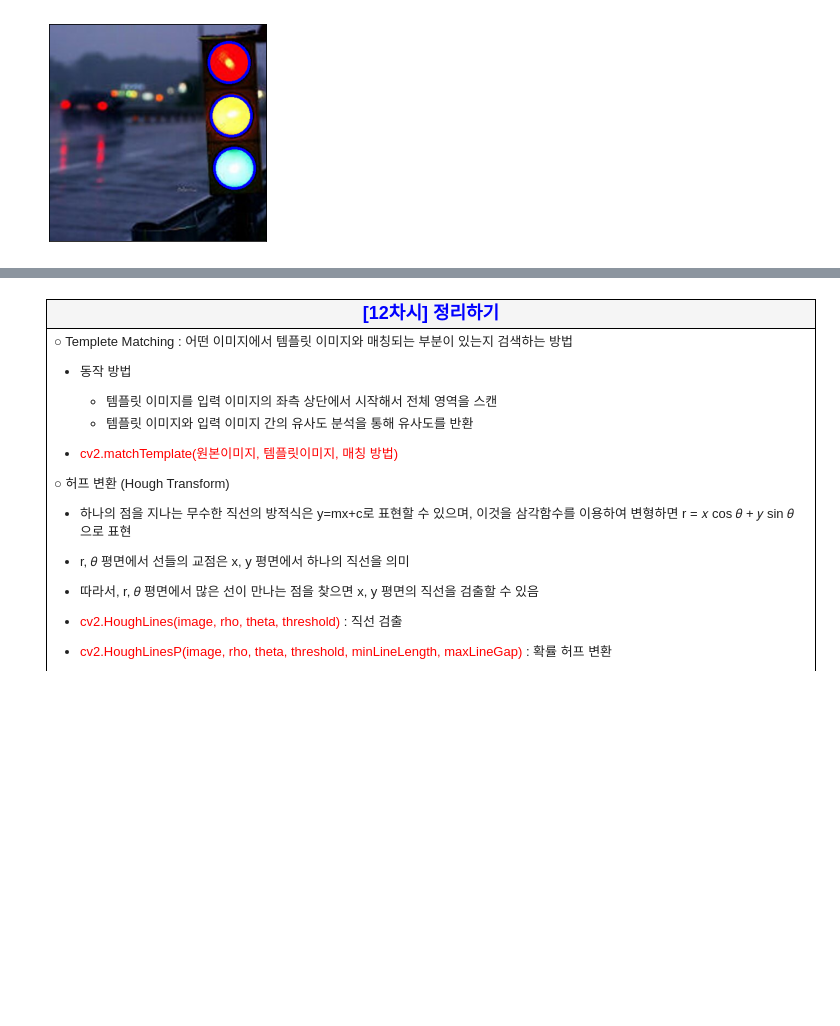
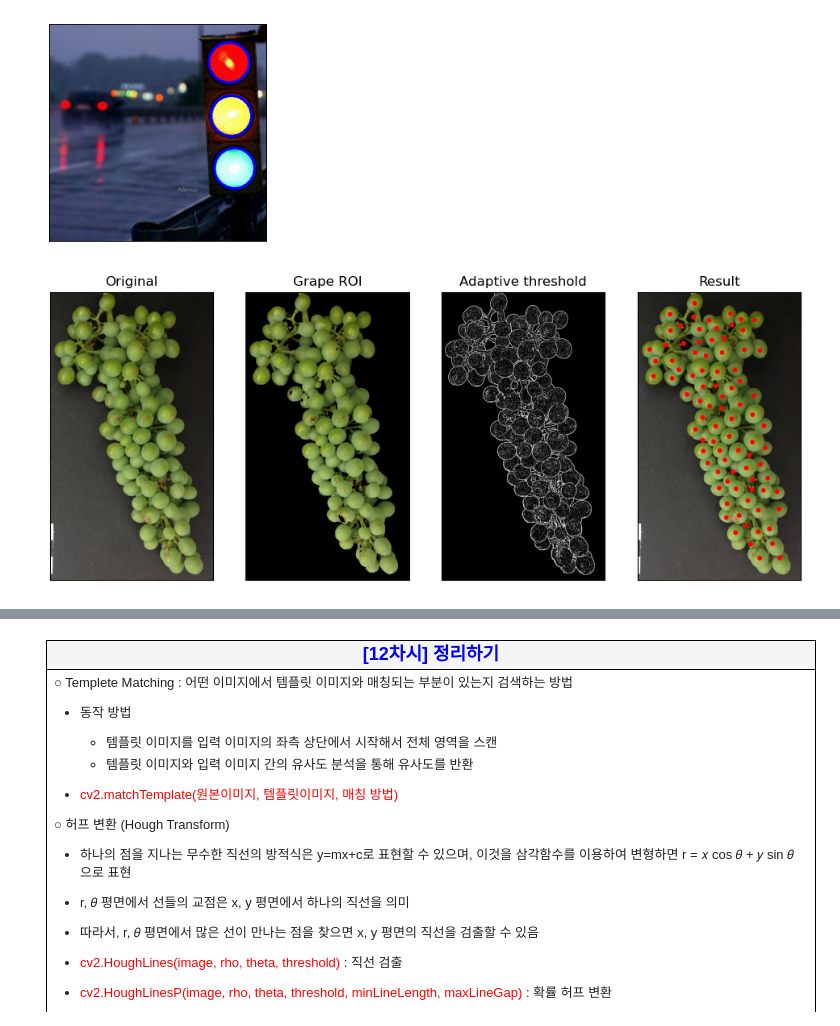
Before and after one commit to Lee-bumgi/AI_Class, a Jupyter notebook: A.opencv/OpenCV_012_템플릿매칭_허프변환_배포용.ipynb, the cells around one changed output, grey strips where cells are left out. Saved outputs shown, nothing was run; the diff lists cells and outputs as text; code cells hidden in the pictures; blank space fills up the shorter version.

```diff
--- a/A.opencv/OpenCV_012_템플릿매칭_허프변환_배포용.ipynb
+++ b/A.opencv/OpenCV_012_템플릿매칭_허프변환_배포용.ipynb
@@ -384,6 +458,56 @@ while True:
 #실습
 # %% [output]
 [figure]
+# %%
+import cv2
+import numpy as np
+import matplotlib.pyplot as plt
+img = cv2.imread("./image/grape.jpg")
+img = cv2.cvtColor(img, cv2.COLOR_BGR2RGB)
+plt.figure(figsize=(12, 5))
+plt.subplot(1, 4, 1)
+plt.xticks([]), plt.yticks([])
+plt.title("Original")
+plt.imshow(img)
+# 포도알을 색상으로 검출하기 위해 HSV로 변환
+hsv = cv2.cvtColor(img, cv2.COLOR_RGB2HSV)
+# 포도알 부분의 색상, 채도, 명도의 범위 값 설정
+lower = np.array([20, 80, 50])
+upper = np.array([90, 255, 255])
+# HSV 색상으로 변환
+mask = cv2.inRange(hsv, lower, upper)
+# 포도알 부분만 추출
+img2 = cv2.bitwise_and(img, img, mask=mask)
+plt.subplot(1, 4, 2)
+plt.xticks([]), plt.yticks([])
+plt.title("Grape ROI")
+plt.imshow(img2)
+gray = cv2.cvtColor(img2, cv2.COLOR_BGR2GRAY)
+# 적응형 Threshold 방법을 사용하여 이치화 수행
+blk_size = 9        # 블럭 사이즈
+C = 3               # 차감 상수
+thr1 = cv2.adaptiveThreshold(gray, 255, cv2.ADAPTIVE_THRESH_MEAN_C,
+                            cv2.THRESH_BINARY_INV, blk_size, C)
+plt.subplot(1, 4, 3)
+plt.xticks([]), plt.yticks([])
+plt.title("Adaptive threshold")
+plt.imshow(thr1, cmap="gray")
+# 포토알의 중심점 검출
+circles = cv2.HoughCircles(thr1, cv2.HOUGH_GRADIENT, dp=1, minDist=90,
+                           param1=50, param2=30, minRadius=40,
+                           maxRadius=80)
+if circles is not None:
+    circles = np.uint16(np.around(circles))
+    for i in circles[0, :]:
+        cv2.circle(img, (i[0], i[1]), 20, (255, 0, 0), -1)
+    plt.subplot(1, 4, 4)
+    plt.xticks([]), plt.yticks([])
+    plt.title("Result")
+    plt.imshow(img)
+else:
+    print("원이 없습니다")
+# %% [output]
+[figure, added]
 # %% [markdown]
 <table border=1 width=100%>
     <tr><td style="border: 1px solid black; width:600px; text-align: left;"><font size=4 color=red><b>실습문제</b></font><br><br>
```
Also changed, not shown: parts of 2 cells of this notebook, 48 other files.
